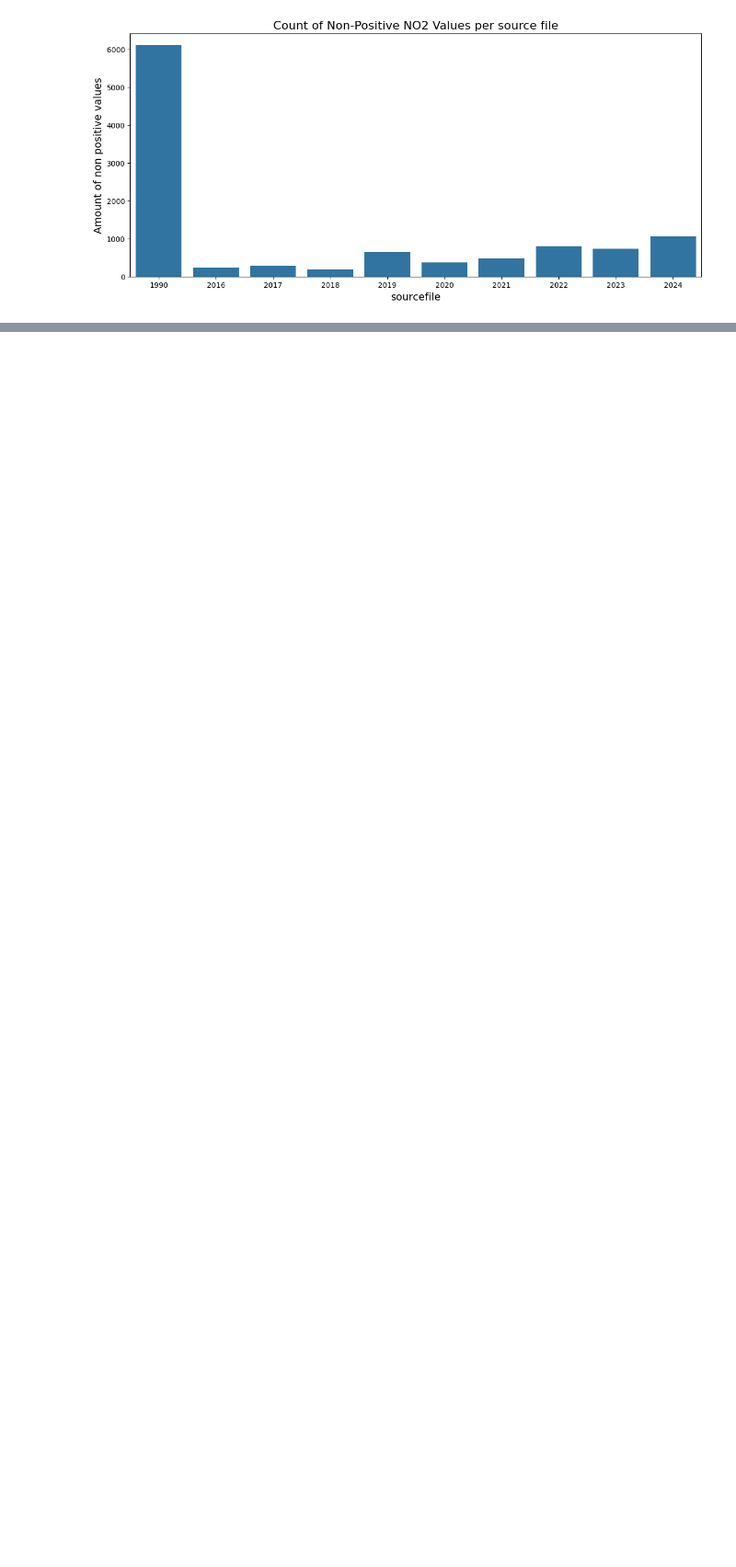
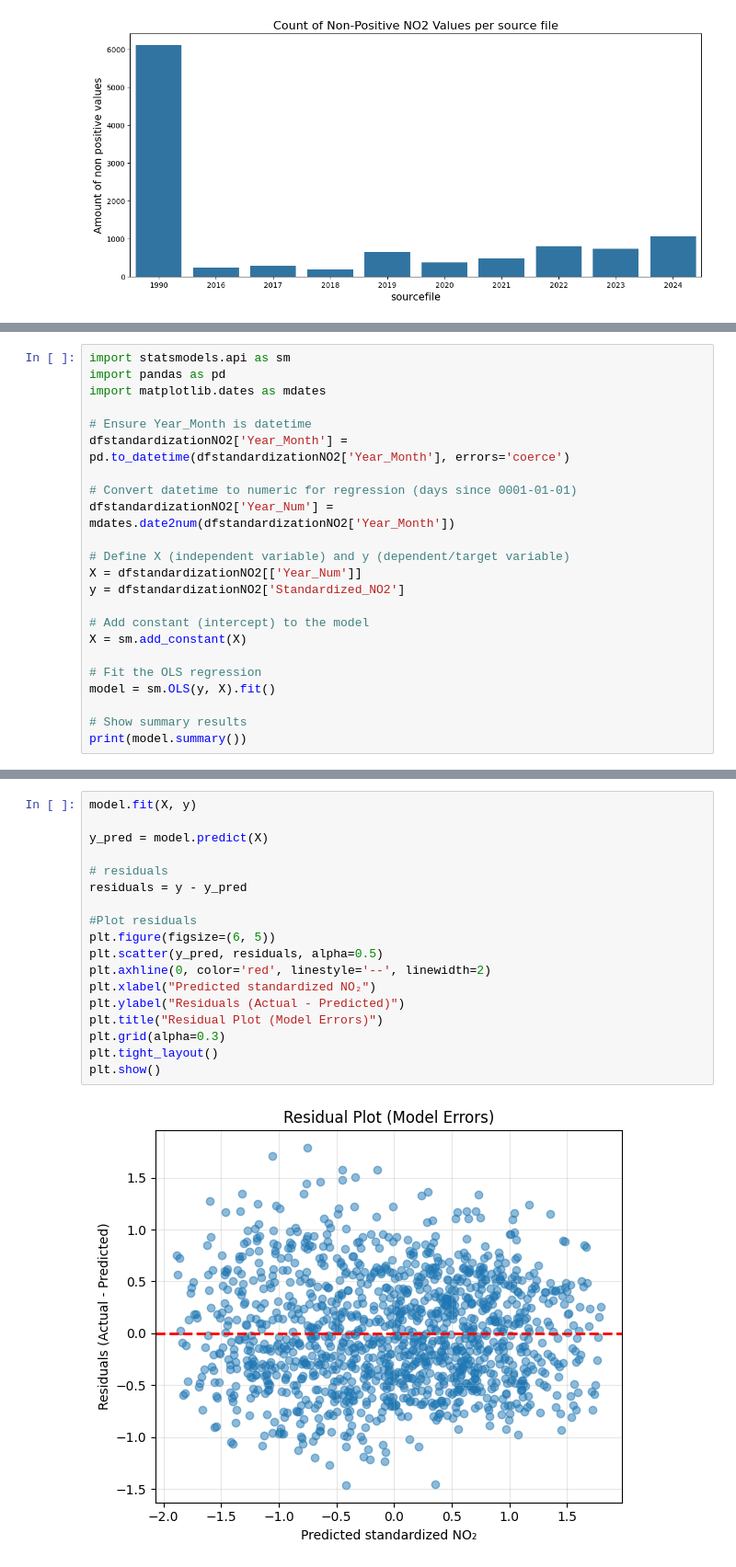
Before and after one commit to R-Zaid/DSS-project, a Jupyter notebook: main/Preprocessors/NO2_dataset.ipynb, the cells around one changed output, grey strips where cells are left out. Shown at 92% size. Drawn from its saved outputs; the diff is of its cells as text; blank space fills up the shorter version.

```diff
--- a/main/Preprocessors/NO2_dataset.ipynb
+++ b/main/Preprocessors/NO2_dataset.ipynb
@@ -696,0 +863,23 @@ np.float64(-0.5049809981684159)
+# %%
+import statsmodels.api as sm
+import pandas as pd
+import matplotlib.dates as mdates
+
+# Ensure Year_Month is datetime
+dfstandardizationNO2['Year_Month'] = pd.to_datetime(dfstandardizationNO2['Year_Month'], errors='coerce')
+
+# Convert datetime to numeric for regression (days since 0001-01-01)
+dfstandardizationNO2['Year_Num'] = mdates.date2num(dfstandardizationNO2['Year_Month'])
+
+# Define X (independent variable) and y (dependent/target variable)
+X = dfstandardizationNO2[['Year_Num']]
+y = dfstandardizationNO2['Standardized_NO2']
+
+# Add constant (intercept) to the model
+X = sm.add_constant(X)
+
+# Fit the OLS regression
+model = sm.OLS(y, X).fit()
+
+# Show summary results
+print(model.summary())
@@ -696,0 +1132,20 @@ np.float64(-0.5049809981684159)
+# %%
+model.fit(X, y)
+
+y_pred = model.predict(X)
+
+# residuals
+residuals = y - y_pred
+
+#Plot residuals
+plt.figure(figsize=(6, 5))
+plt.scatter(y_pred, residuals, alpha=0.5)
+plt.axhline(0, color='red', linestyle='--', linewidth=2)
+plt.xlabel("Predicted standardized NO₂")
+plt.ylabel("Residuals (Actual - Predicted)")
+plt.title("Residual Plot (Model Errors)")
+plt.grid(alpha=0.3)
+plt.tight_layout()
+plt.show()
+# %% [output]
+[figure, added]
```
Also changed, not shown: parts of 39 cells of this notebook.
